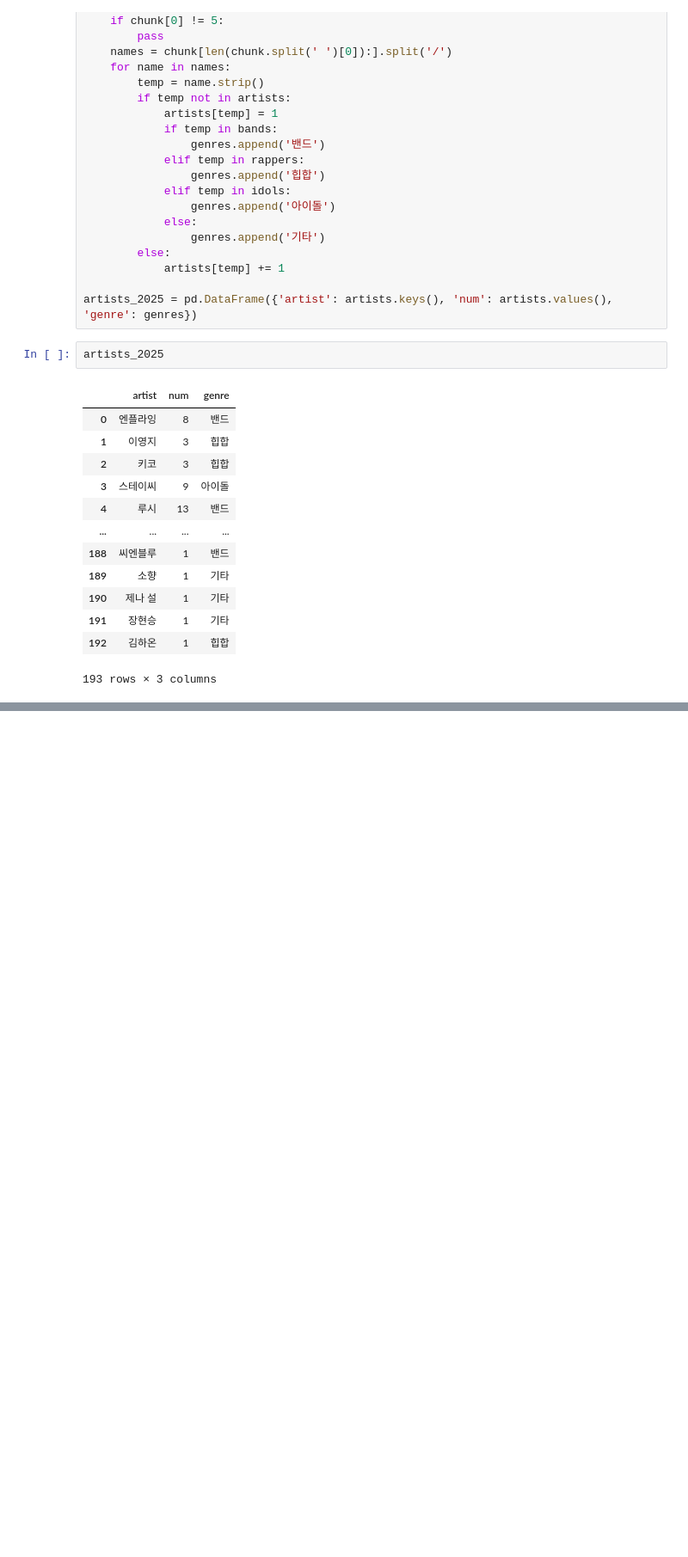
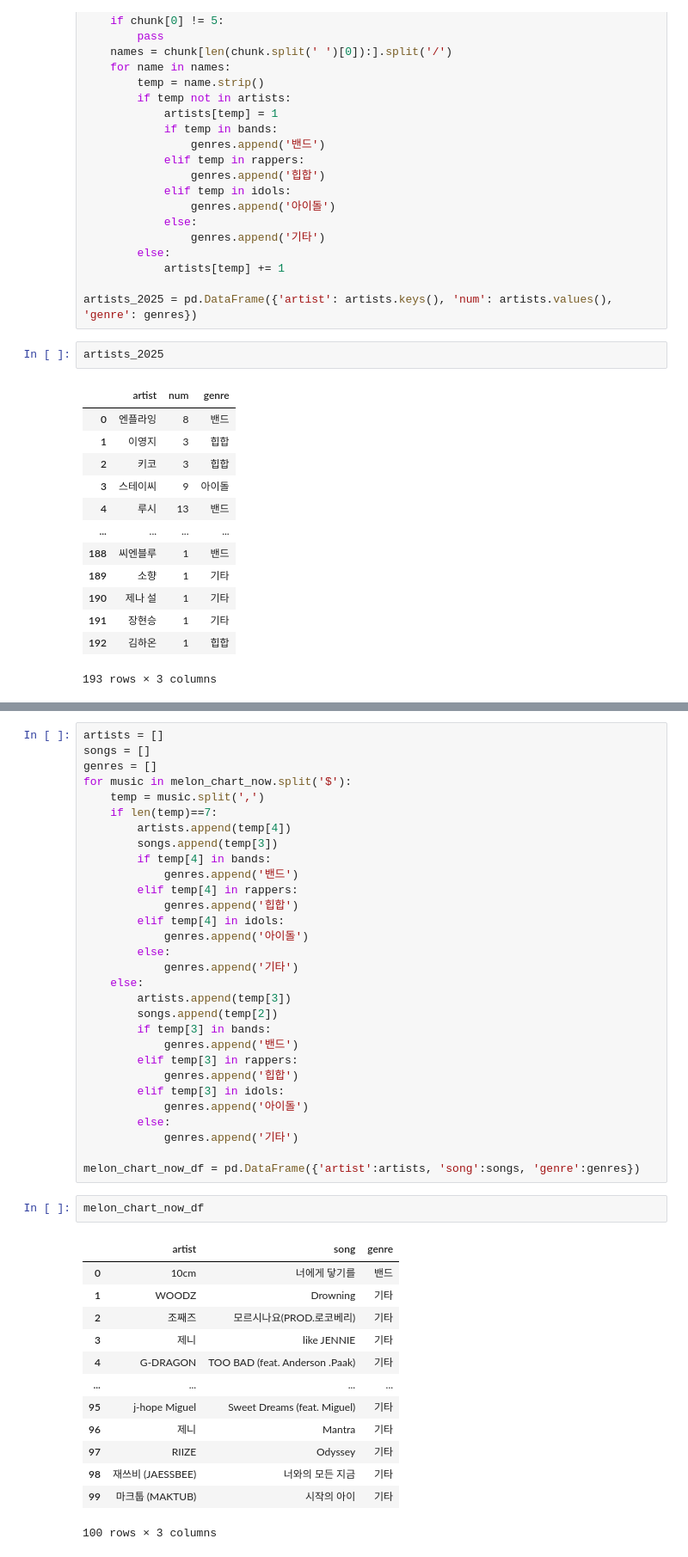
Before and after one commit to 8804who/MonthlyData, a Jupyter notebook: 5월/code.ipynb, the cells around one changed output, grey strips where cells are left out. Shown at 86% size. Cells and saved outputs as stored; diff of their text form; blank space fills up the shorter version.

```diff
--- a/5월/code.ipynb
+++ b/5월/code.ipynb
@@ -186,0 +240,46 @@ plt.pie(genre_sum, labels = genres, autopct='%.1f%%')
+# %%
+artists = []
+songs = []
+genres = []
+for music in melon_chart_now.split('$'):
+    temp = music.split(',')
+    if len(temp)==7:
+        artists.append(temp[4])
+        songs.append(temp[3])
+        if temp[4] in bands:
+            genres.append('밴드')
+        elif temp[4] in rappers:
+            genres.append('힙합')
+        elif temp[4] in idols:
+            genres.append('아이돌')
+        else:
+            genres.append('기타')
+    else:
+        artists.append(temp[3])
+        songs.append(temp[2])
+        if temp[3] in bands:
+            genres.append('밴드')
+        elif temp[3] in rappers:
+            genres.append('힙합')
+        elif temp[3] in idols:
+            genres.append('아이돌')
+        else:
+            genres.append('기타')
+
+melon_chart_now_df = pd.DataFrame({'artist':artists, 'song':songs, 'genre':genres})
+# %%
+melon_chart_now_df
+# %% [output]
+|  | artist | song | genre |
+| 0 | 10cm | 너에게 닿기를 | 밴드 |
+| 1 | WOODZ | Drowning | 기타 |
+| 2 | 조째즈 | 모르시나요(PROD.로코베리) | 기타 |
+| 3 | 제니 | like JENNIE | 기타 |
+| 4 | G-DRAGON | TOO BAD (feat. Anderson .Paak) | 기타 |
+| ... | ... | ... | ... |
+| 95 | j-hope Miguel | Sweet Dreams (feat. Miguel) | 기타 |
+| 96 | 제니 | Mantra | 기타 |
+| 97 | RIIZE | Odyssey | 기타 |
+| 98 | 재쓰비 (JAESSBEE) | 너와의 모든 지금 | 기타 |
+| 99 | 마크툽 (MAKTUB) | 시작의 아이 | 기타 |
+100 rows × 3 columns
```
Also changed, not shown: parts of 11 cells of this notebook.
